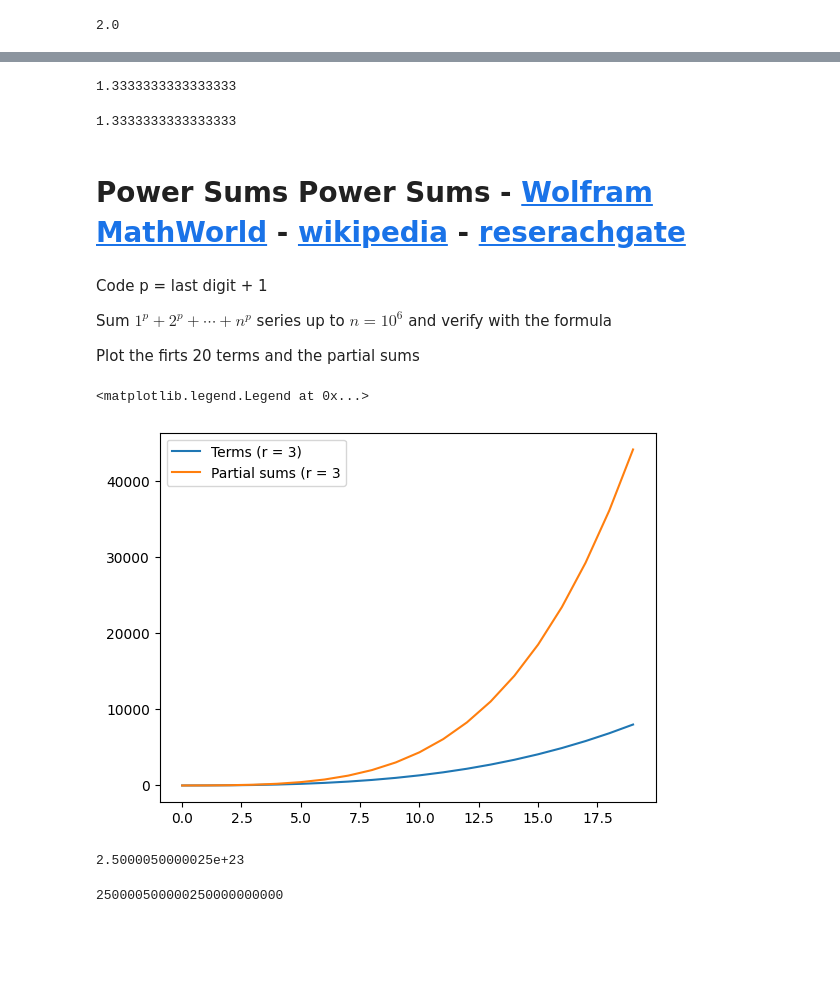
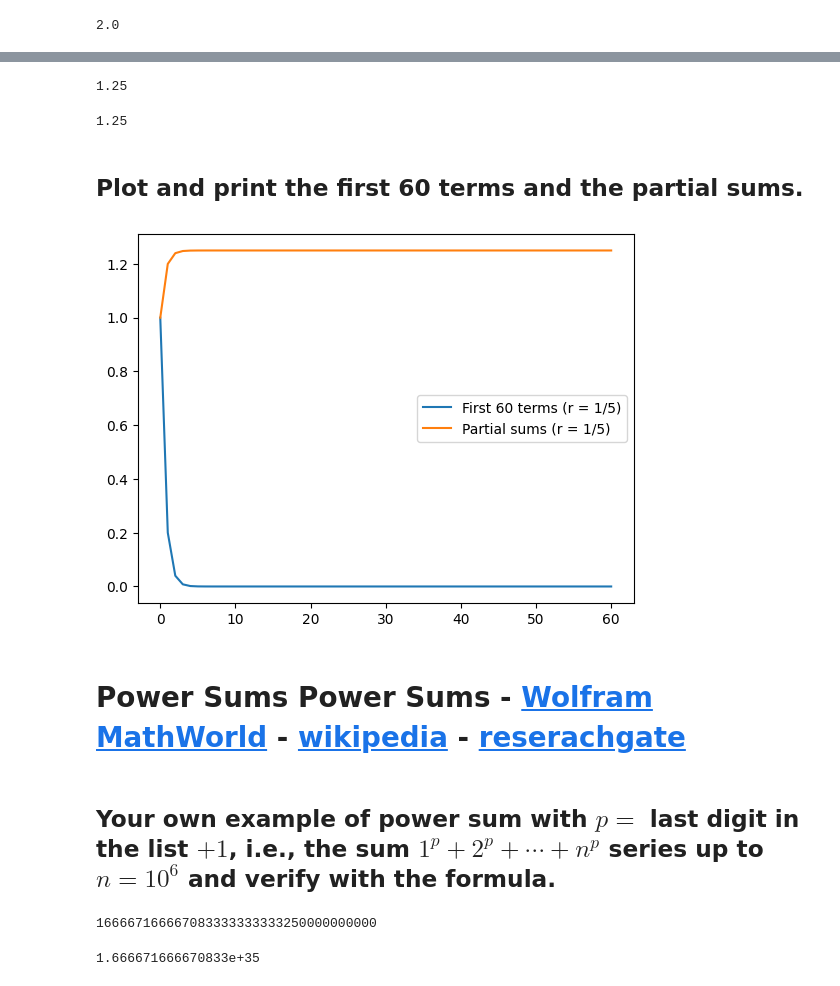
Before and after one commit to sgarciarod/MetNumUN2023II, a Jupyter notebook: Lab1/sgarciarod_ArithmeticSeriesGeometricSeriesPowerSums.ipynb, the cells around one changed output, grey strips where cells are left out. Saved outputs shown, nothing was run; the diff lists cells and outputs as text; code cells hidden in the pictures; blank space fills up the shorter version.

```diff
--- a/Lab1/sgarciarod_ArithmeticSeriesGeometricSeriesPowerSums.ipynb
+++ b/Lab1/sgarciarod_ArithmeticSeriesGeometricSeriesPowerSums.ipynb
@@ -463,30 +455,51 @@ sum_sn_1_2
+# %%
+import matplotlib.pyplot as plt
+
+r = 1/5
+n = 60
+
+partial_sums_list_1_5 = []
+terms_list_1_5 = []
+
+sum_sn_1_5 = 0
+
+for i in range(n + 1):
+    term1 = r**i
+    sum_sn_1_5 += term1
+    partial_sums_list_1_5.append(sum_sn_1_5)
+    terms_list_1_5.append(term1)
+
+print(sum_sn_1_5)
+# %% [output]
+1.25
 # %%
-r = 1/4
-n = 60
 S_n = ((1-r**(n+1))/(1-r))
 print(S_n)
 # %% [output]
-1.3333333333333333
+1.25
-# %%
-sum_sn_1_4
-# %% [output]
-1.3333333333333333
+# %% [markdown]
+## Plot and print the first 60 terms and the partial sums.
+# %%
+
+
+plt.plot(terms_list_1_5, label="First 60 terms (r = 1/5)")
+plt.plot(partial_sums_list_1_5, label="Partial sums (r = 1/5)")
+plt.legend()
+
+plt.show()
+# %% [output]
+[figure, added]
 # %% [markdown]
 # Power Sums Power Sums - [Wolfram MathWorld](https://mathworld.wolfram.com/PowerSum.html) - [wikipedia](https://en.wikipedia.org/wiki/Sums_of_powers) - [reserachgate](https://www.researchgate.net/publication/331933608_The_Powers_Sums_Bernoulli_Numbers_Bernoulli_Polynomials_Rethinked)
 # %% [markdown]
-Code
-p = last digit + 1
-
-Sum $1^p+2^p+\cdots + n^p$  series up to  $n=10^6$  and verify with the formula
-
-Plot the firts 20 terms and the partial sums
+## Your own example of power sum with $p =$ last digit in the list $+ 1$, i.e., the sum $1^p+2^p+\cdots + n^p$  series up to  $n=10^6$  and verify with the formula.
 # %%
 import matplotlib.pyplot as plt
 
 partial_sums, terms_lists = [], []
 
 n = 1000000
-p = 3
+p = 5
 S_n = 0
 for i in range(1, n+1):
     a_i = i**p
@@ -496,19 +509,10 @@ for i in range(1, n+1):
         terms_lists.append(a_i)
 
 
-
-plt.plot(terms_lists, label="Terms (r = 3)")
-plt.plot(partial_sums, label="Partial sums (r = 3")
-plt.legend()
+print(S_n)
 # %% [output]
-<matplotlib.legend.Legend at 0x...>
+166667166667083333333333250000000000
-[figure, removed]
-# %%
-n=10**6
-1/4*((n**4)+(2*(n**3))+(n**2))
-# %% [output]
-2.5000050000025e+23
-# %%
-S_n
-# %% [output]
-250000500000250000000000
+# %%
+1/12*(2*(n**6)+6*(n**5)+5*(n**4)-(n**2))
+# %% [output]
+1.666671666670833e+35
```
Also changed, not shown: parts of 33 cells of this notebook.
